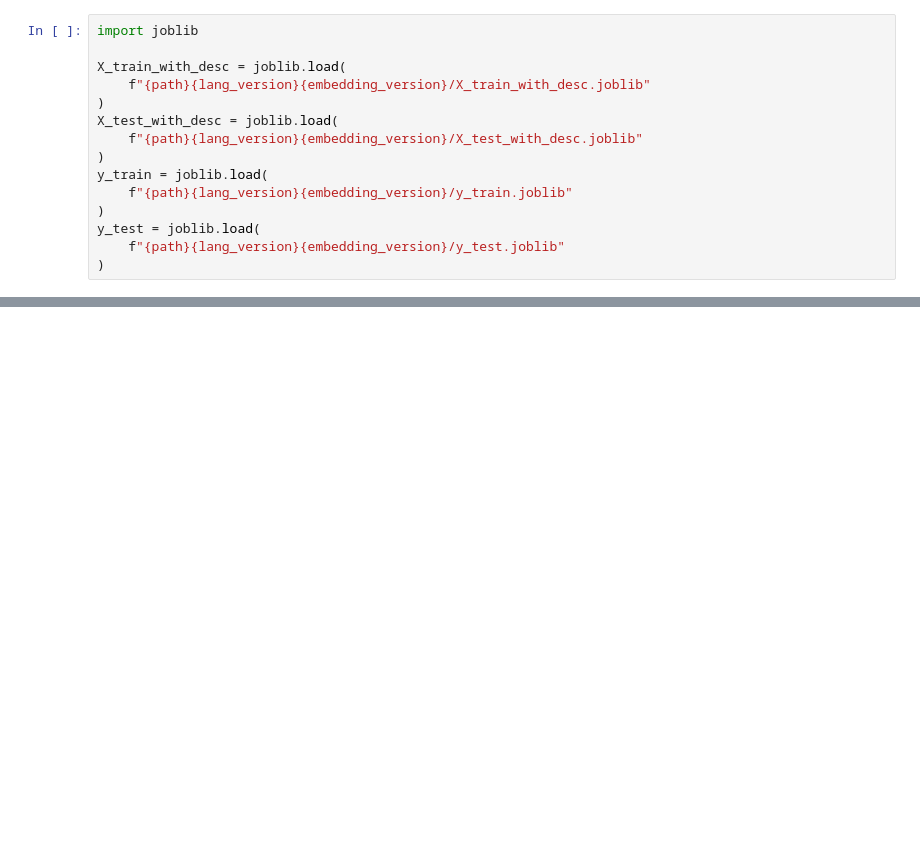
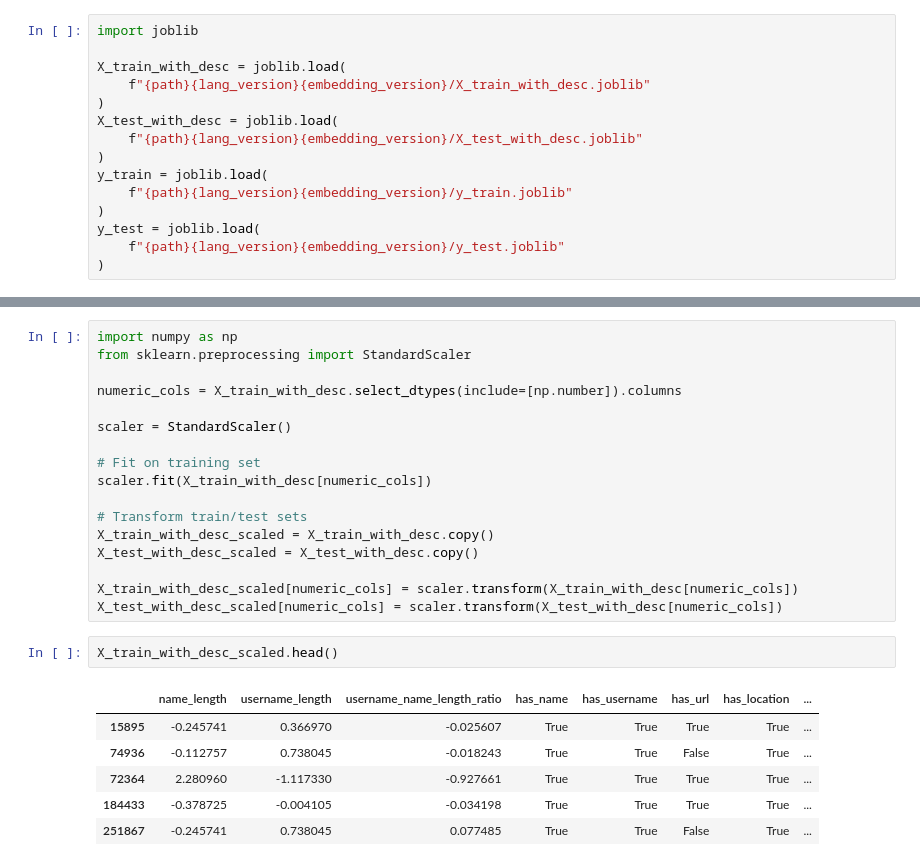
Before and after one commit to julwdo/thesis, a Jupyter notebook: 01_codes/03_nlp_project_main_old.ipynb, the cells around one changed output, grey strips where cells are left out. Cells and saved outputs as stored; diff of their text form; blank space fills up the shorter version.

```diff
--- a/01_codes/03_nlp_project_main_old.ipynb
+++ b/01_codes/03_nlp_project_main_old.ipynb
@@ -1577,0 +1596,26 @@ X_train_with_desc.head()
+# %%
+import numpy as np
+from sklearn.preprocessing import StandardScaler
+
+numeric_cols = X_train_with_desc.select_dtypes(include=[np.number]).columns
+
+scaler = StandardScaler()
+
+# Fit on training set
+scaler.fit(X_train_with_desc[numeric_cols])
+
+# Transform train/test sets
+X_train_with_desc_scaled = X_train_with_desc.copy()
+X_test_with_desc_scaled = X_test_with_desc.copy()
+
+X_train_with_desc_scaled[numeric_cols] = scaler.transform(X_train_with_desc[numeric_cols])
+X_test_with_desc_scaled[numeric_cols] = scaler.transform(X_test_with_desc[numeric_cols])
+# %%
+X_train_with_desc_scaled.head()
+# %% [output]
+|  | name_length | username_length | username_name_length_ratio | has_name | has_username | has_url | has_location | ... |
+| 15895 | -0.245741 | 0.366970 | -0.025607 | True | True | True | True | ... |
+| 74936 | -0.112757 | 0.738045 | -0.018243 | True | True | False | True | ... |
+| 72364 | 2.280960 | -1.117330 | -0.927661 | True | True | True | True | ... |
+| 184433 | -0.378725 | -0.004105 | -0.034198 | True | True | True | True | ... |
+| 251867 | -0.245741 | 0.738045 | 0.077485 | True | True | False | True | ... |
```
Also changed, not shown: parts of 34 cells of this notebook.
